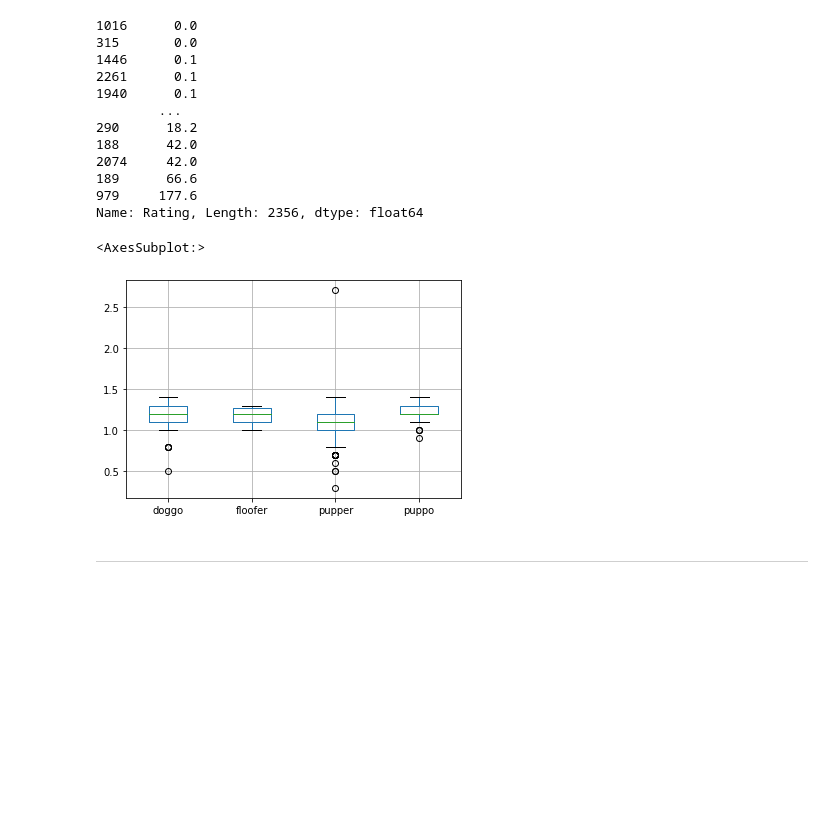
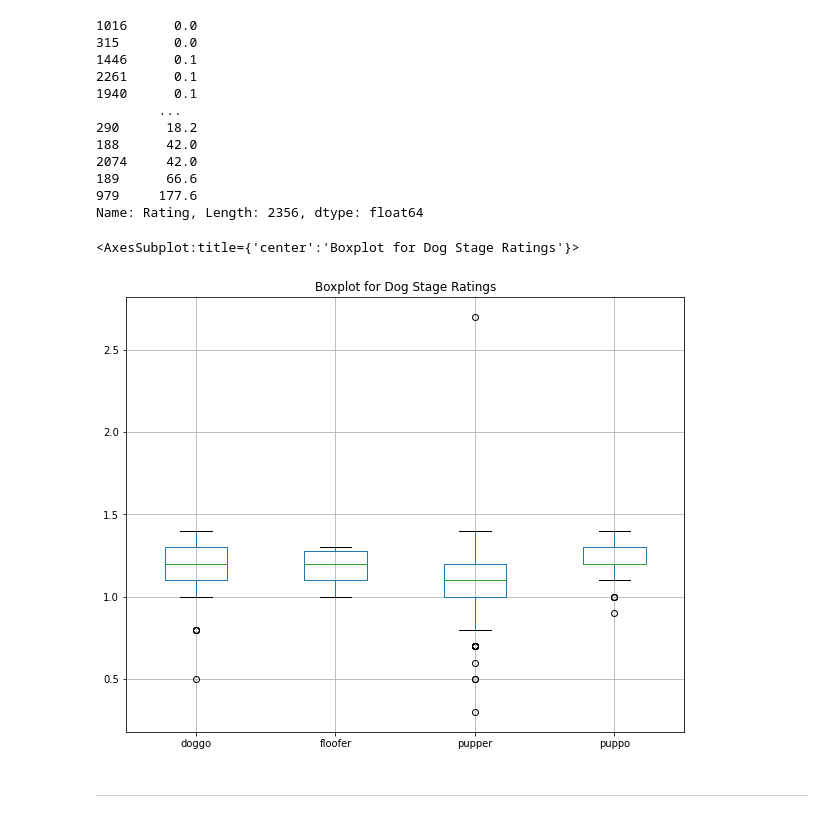
Before and after one commit to YousefSaber/Data-Wrangle-Project, a Jupyter notebook: wrangle_act.ipynb, the cells around one changed output. Saved outputs shown, nothing was run; the diff lists cells and outputs as text; code cells hidden in the pictures; blank space fills up the shorter version.

```diff
--- a/wrangle_act.ipynb
+++ b/wrangle_act.ipynb
@@ -899,10 +901,12 @@ d= Twitter_Archive.iloc[:,[12,11]].dropna()["Rating"]
 x = {"doggo":a,"floofer":b,"pupper":c,"puppo":d}
 # %%
 df = pd.DataFrame(data=x)
+plt.figure(figsize=(10,8))
+plt.title("Boxplot for Dog Stage Ratings")
 df.boxplot()
 # %% [output]
-<AxesSubplot:>
+<AxesSubplot:title={'center':'Boxplot for Dog Stage Ratings'}>
-[figure, old version]
+[figure, new version]
 # %% [markdown]
 ***
 # %% [markdown]
```
Also changed, not shown: parts of 4 cells of this notebook, 1 other file.
